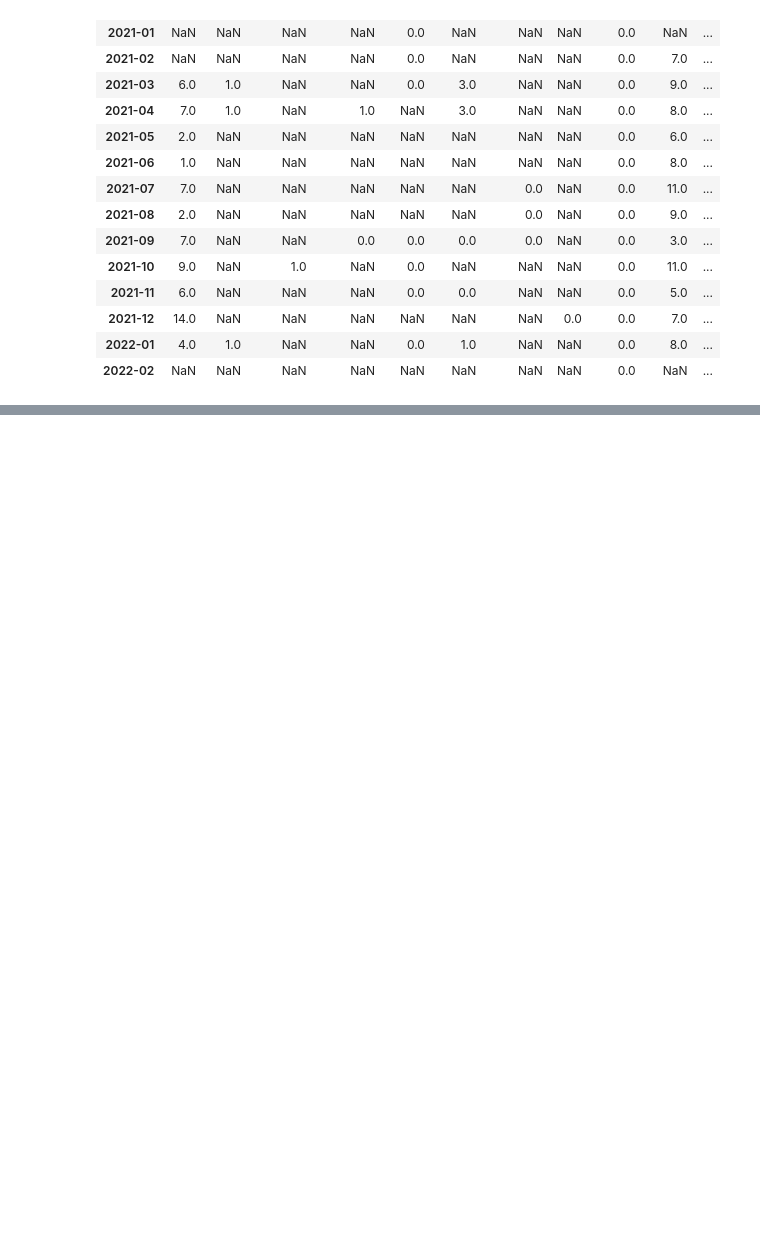
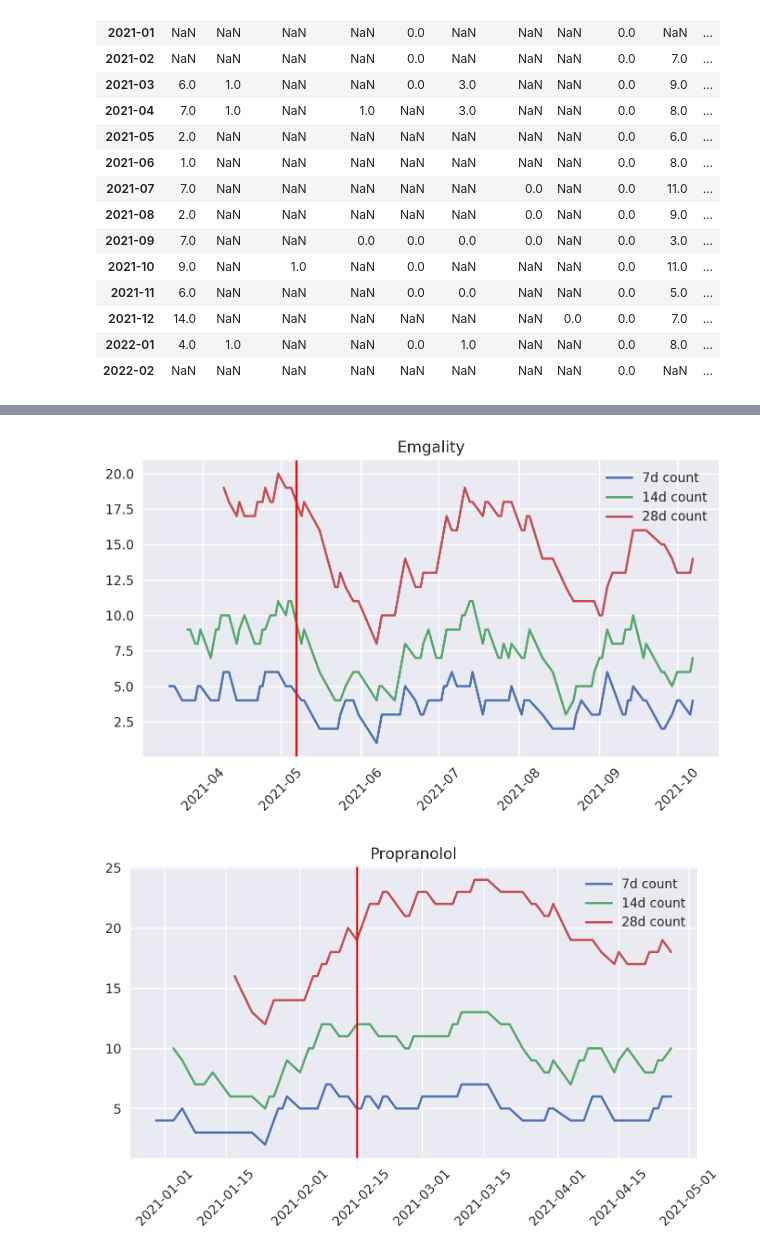
Before and after one commit to vfilby/migrainebuddy-summarizer, a Jupyter notebook: MB_DataExploration2.ipynb, the cells around one changed output, grey strips where cells are left out. Saved outputs shown, nothing was run; the diff lists cells and outputs as text; code cells hidden in the pictures; blank space fills up the shorter version.

```diff
--- a/MB_DataExploration2.ipynb
+++ b/MB_DataExploration2.ipynb
@@ -250,0 +234,32 @@ for index, period in notable_periods.iterrows():
+# %%
+# Look at notable periods by headache day count rather than med use.
+
+#print(heatmap)
+first_med_date = heatmap.index.min()
+#print(heatmap)
+#heatmap = heatmap.reindex(index=heatmap.index[::-1])
+heatmap = heatmap.sort_index()
+heatmap['Occ'] = 1
+
+for index, period in notable_periods.iterrows():
+    plot_start = period['start'] - pd.to_timedelta(56, unit='d')
+    plot_7d_start = plot_start + pd.to_timedelta(7, unit='d')
+    plot_14d_start = plot_start + pd.to_timedelta(14, unit='d')
+    plot_28d_start = plot_start + pd.to_timedelta(28, unit='d')
+    #print(plot_start, period['end'])
+    heatmap_slice = heatmap.loc[plot_start:period['end']]
+
+    #print(heatmap_slice.count())
+    fig, ax = plt.subplots()
+    fig.subplots_adjust(bottom=0.3)
+    plt.xticks(rotation=45)
+    plt.plot(heatmap_slice['Occ'].rolling( '7d', min_periods=0 ).count()[plot_7d_start:period['end']], label='7d count')
+    plt.plot(heatmap_slice['Occ'].rolling( '14d', min_periods=0 ).count()[plot_14d_start:period['end']], label='14d count')
+    plt.plot(heatmap_slice['Occ'].rolling( '28d', min_periods=0 ).count()[plot_28d_start:period['end']], label='28d count')
+    plt.axvline( period['start'], color='r')
+    ax.legend()
+    ax.set_title(period['label'])
+    plt.show()
+# %% [output]
+[figure, added]
+[figure, added]
```
Also changed, not shown: parts of 4 cells of this notebook.
